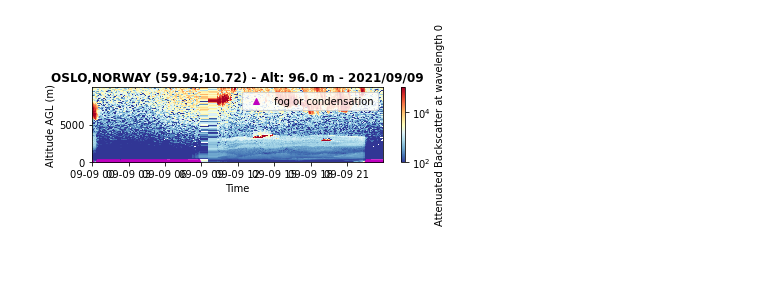
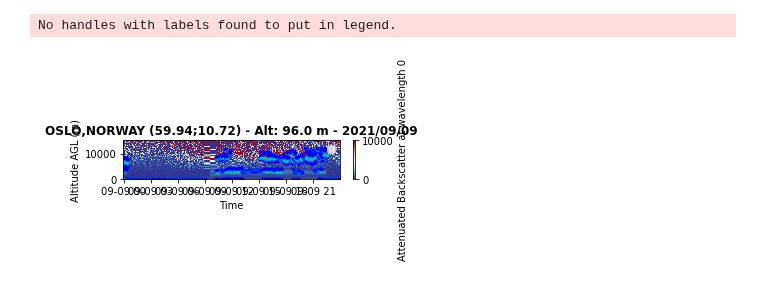
Before and after one commit to AugustinMortier/a-profiles, a Jupyter notebook: dev.ipynb, the cells around one changed output. Drawn from its saved outputs; the diff is of its cells as text; code cells hidden in the pictures.

Commit message:
implement clouds filtering

```diff
--- a/dev.ipynb
+++ b/dev.ipynb
@@ -16,4 +17,5 @@ profiles.quickplot(zmin=0, zmax=15000, vmin=1e1, vmax=1e5, log=True, cmap='virid
-# %%
-profiles.detect_fog_or_condensation(zmin=200).quickplot(zmin=0, zmax=10000, vmin=1e2, vmax=1e5, log=True, add_fog=True)
-# %% [output]
-[figure, removed]
+# %%
+profiles.detect_clouds(time_avg=5, thr_noise=10, thr_clouds=4 , loading=False).quickplot(show_clouds=True)
+# %% [output]
+No handles with labels found to put in legend.
+[figure, added]
```
Also changed, not shown: parts of 11 cells of this notebook, 16 other files.
